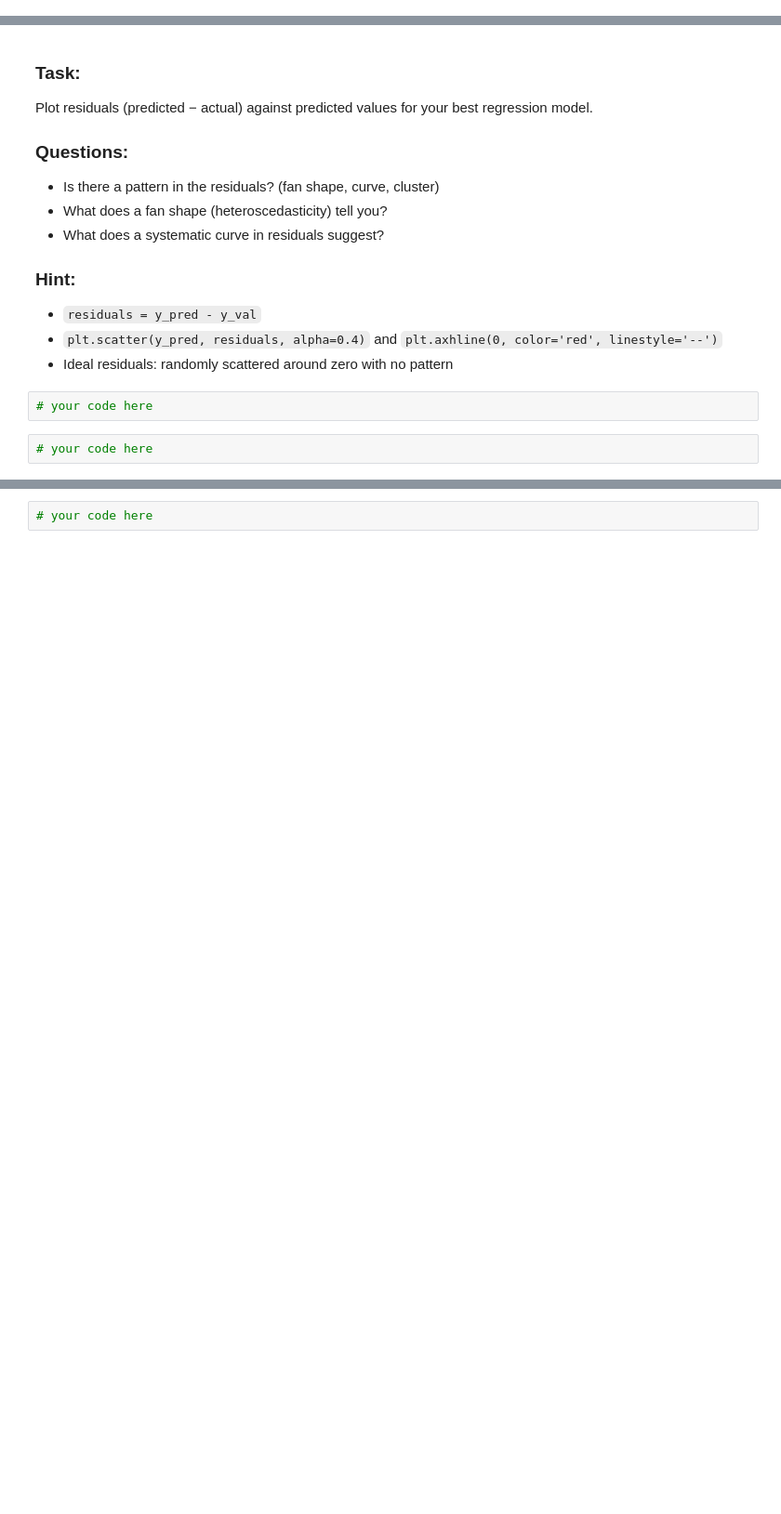
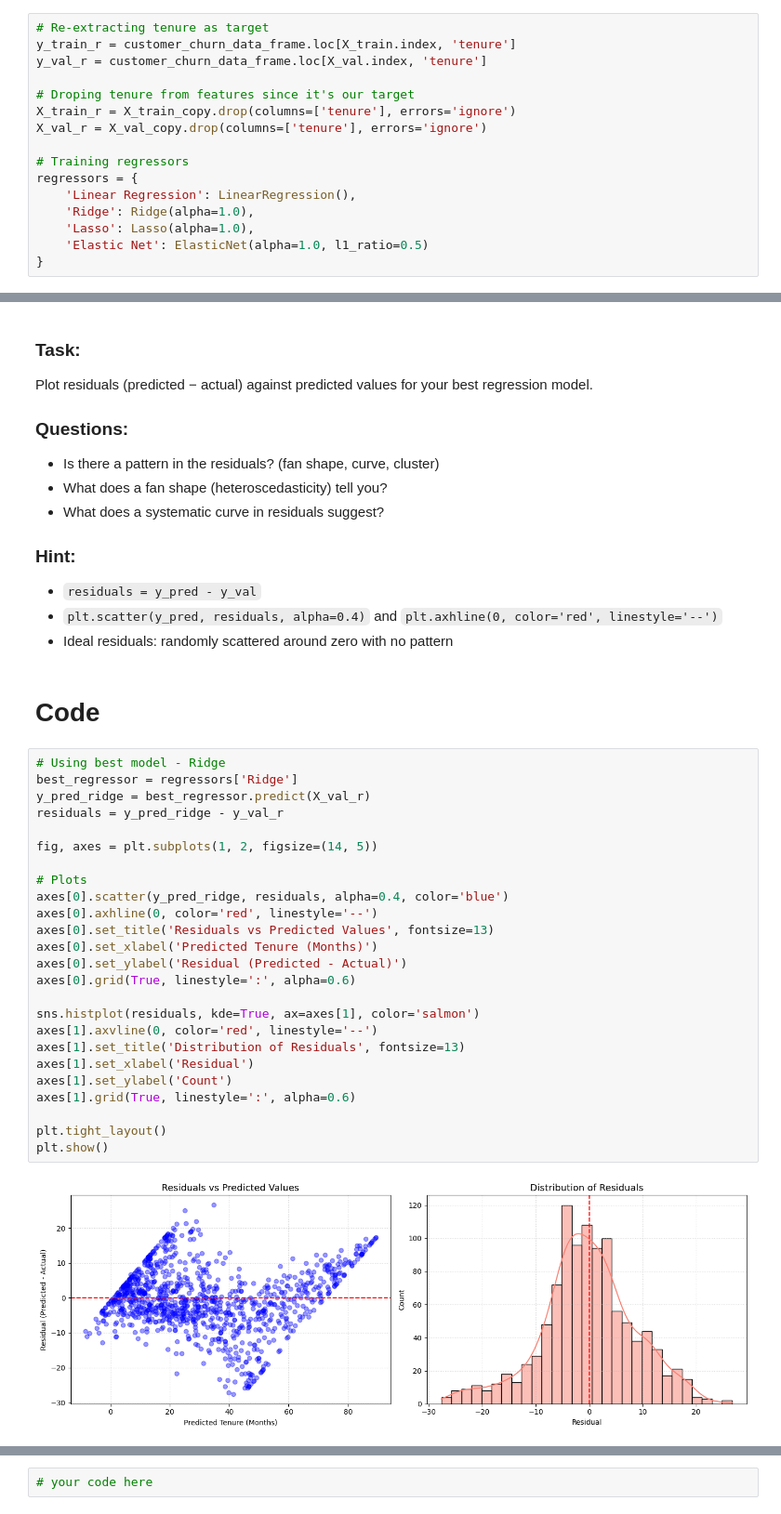
Before and after one commit to Sulav-Koirala/AI-Fellowship-Assignments, a Jupyter notebook: Week 4/W4_Linear_Models_Assignment.ipynb, the cells around one changed output, grey strips where cells are left out. Shown at 93% size. Cells and saved outputs as stored; diff of their text form; blank space fills up the shorter version.

```diff
--- a/Week 4/W4_Linear_Models_Assignment.ipynb
+++ b/Week 4/W4_Linear_Models_Assignment.ipynb
@@ -1167,0 +1220,16 @@ Build a comparison table with MAE, RMSE, and R².
+# %%
+# Re-extracting tenure as target
+y_train_r = customer_churn_data_frame.loc[X_train.index, 'tenure']
+y_val_r = customer_churn_data_frame.loc[X_val.index, 'tenure']
+
+# Droping tenure from features since it's our target
+X_train_r = X_train_copy.drop(columns=['tenure'], errors='ignore')
+X_val_r = X_val_copy.drop(columns=['tenure'], errors='ignore')
+
+# Training regressors
+regressors = {
+    'Linear Regression': LinearRegression(),
+    'Ridge': Ridge(alpha=1.0),
+    'Lasso': Lasso(alpha=1.0),
+    'Elastic Net': ElasticNet(alpha=1.0, l1_ratio=0.5)
+}
@@ -1182,7 +1290,32 @@ Plot residuals (predicted − actual) against predicted values for your best reg
 - `residuals = y_pred - y_val`
 - `plt.scatter(y_pred, residuals, alpha=0.4)` and `plt.axhline(0, color='red', linestyle='--')`
 - Ideal residuals: randomly scattered around zero with no pattern
-# %%
-# your code here
-# %%
-# your code here
+# %% [markdown]
+# Code
+# %%
+# Using best model - Ridge
+best_regressor = regressors['Ridge']
+y_pred_ridge = best_regressor.predict(X_val_r)
+residuals = y_pred_ridge - y_val_r
+
+fig, axes = plt.subplots(1, 2, figsize=(14, 5))
+
+# Plots
+axes[0].scatter(y_pred_ridge, residuals, alpha=0.4, color='blue')
+axes[0].axhline(0, color='red', linestyle='--')
+axes[0].set_title('Residuals vs Predicted Values', fontsize=13)
+axes[0].set_xlabel('Predicted Tenure (Months)')
+axes[0].set_ylabel('Residual (Predicted - Actual)')
+axes[0].grid(True, linestyle=':', alpha=0.6)
+
+sns.histplot(residuals, kde=True, ax=axes[1], color='salmon')
+axes[1].axvline(0, color='red', linestyle='--')
+axes[1].set_title('Distribution of Residuals', fontsize=13)
+axes[1].set_xlabel('Residual')
+axes[1].set_ylabel('Count')
+axes[1].grid(True, linestyle=':', alpha=0.6)
+
+plt.tight_layout()
+plt.show()
+# %% [output]
+[figure, added]
```
Also changed, not shown: parts of 39 cells of this notebook.
